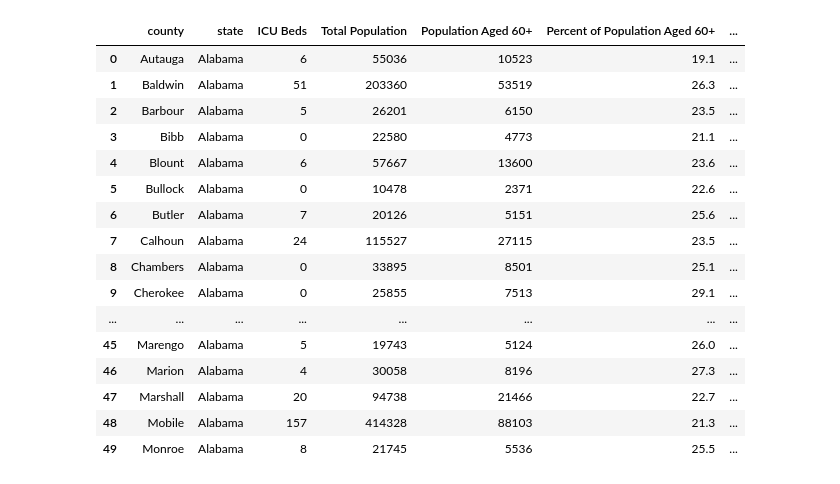
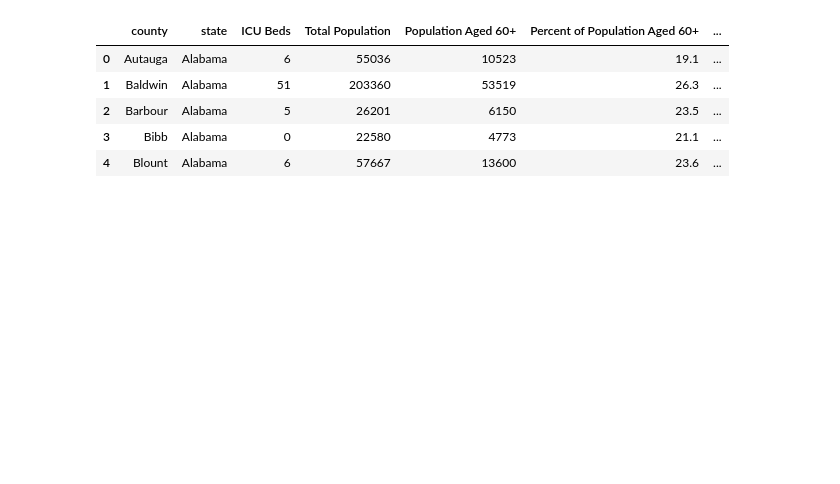
Before and after one commit to eriklockwood/Covid-19-Analysis-Project, a Jupyter notebook: jhstatecountsbedsadded.ipynb, the cells around one changed output. Saved outputs shown, nothing was run; the diff lists cells and outputs as text; code cells hidden in the pictures; blank space fills up the shorter version.

```diff
--- a/jhstatecountsbedsadded.ipynb
+++ b/jhstatecountsbedsadded.ipynb
@@ -71,23 +57,13 @@ state_counts_df
 # %%
+#import ICU bed info
 county_beds_df = pd.read_csv("County Beds.csv")
 county_beds_df = county_beds_df.rename(columns={"County":"county", "State":"state"})
-county_beds_df.head(50)
+county_beds_df.head()
 # %% [output]
 |  | county | state | ICU Beds | Total Population | Population Aged 60+ | Percent of Population Aged 60+ | ... |
 | 0 | Autauga | Alabama | 6 | 55036 | 10523 | 19.1 | ... |
 | 1 | Baldwin | Alabama | 51 | 203360 | 53519 | 26.3 | ... |
 | 2 | Barbour | Alabama | 5 | 26201 | 6150 | 23.5 | ... |
 | 3 | Bibb | Alabama | 0 | 22580 | 4773 | 21.1 | ... |
 | 4 | Blount | Alabama | 6 | 57667 | 13600 | 23.6 | ... |
-| 5 | Bullock | Alabama | 0 | 10478 | 2371 | 22.6 | ... |
-| 6 | Butler | Alabama | 7 | 20126 | 5151 | 25.6 | ... |
-| 7 | Calhoun | Alabama | 24 | 115527 | 27115 | 23.5 | ... |
-| 8 | Chambers | Alabama | 0 | 33895 | 8501 | 25.1 | ... |
-| 9 | Cherokee | Alabama | 0 | 25855 | 7513 | 29.1 | ... |
-| ... | ... | ... | ... | ... | ... | ... | ... |
-| 45 | Marengo | Alabama | 5 | 19743 | 5124 | 26.0 | ... |
-| 46 | Marion | Alabama | 4 | 30058 | 8196 | 27.3 | ... |
-| 47 | Marshall | Alabama | 20 | 94738 | 21466 | 22.7 | ... |
-| 48 | Mobile | Alabama | 157 | 414328 | 88103 | 21.3 | ... |
-| 49 | Monroe | Alabama | 8 | 21745 | 5536 | 25.5 | ... |
 # %%
```
Also changed, not shown: parts of 22 cells of this notebook, 11 other files.
